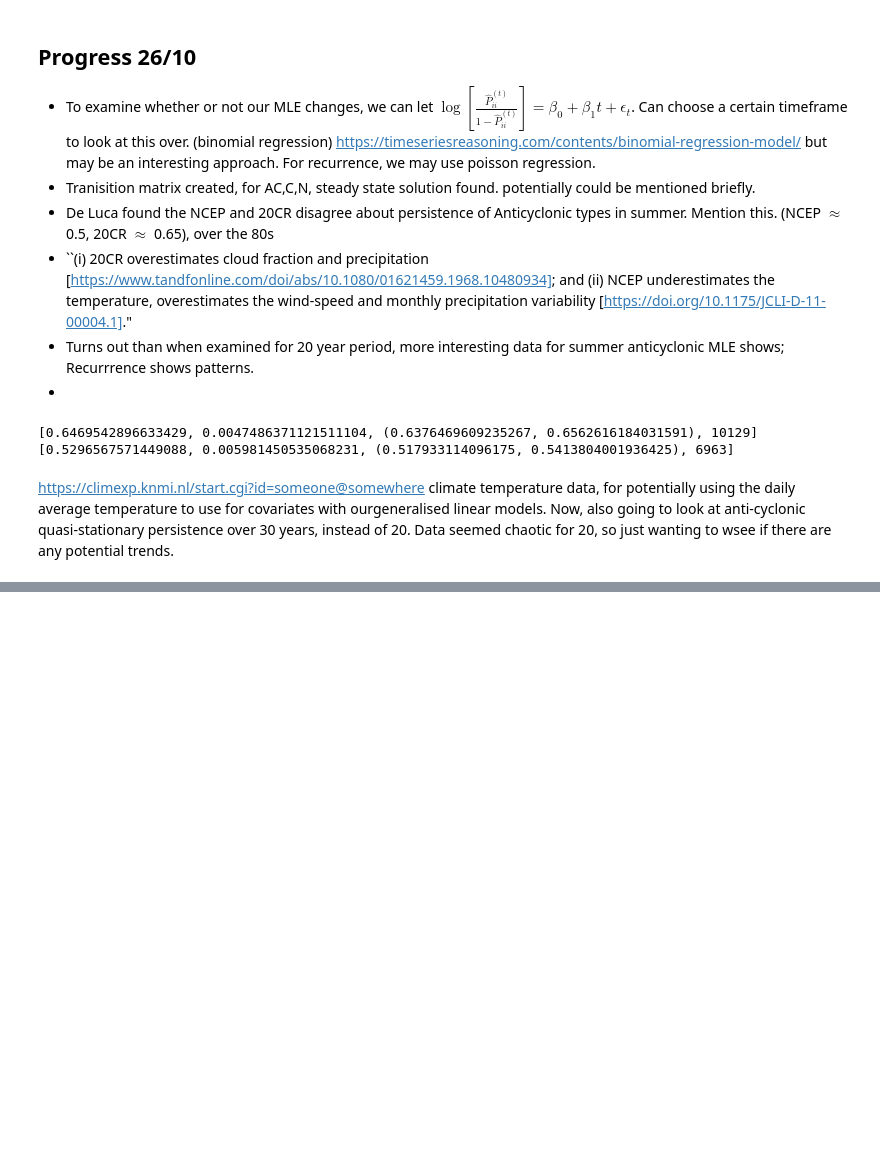
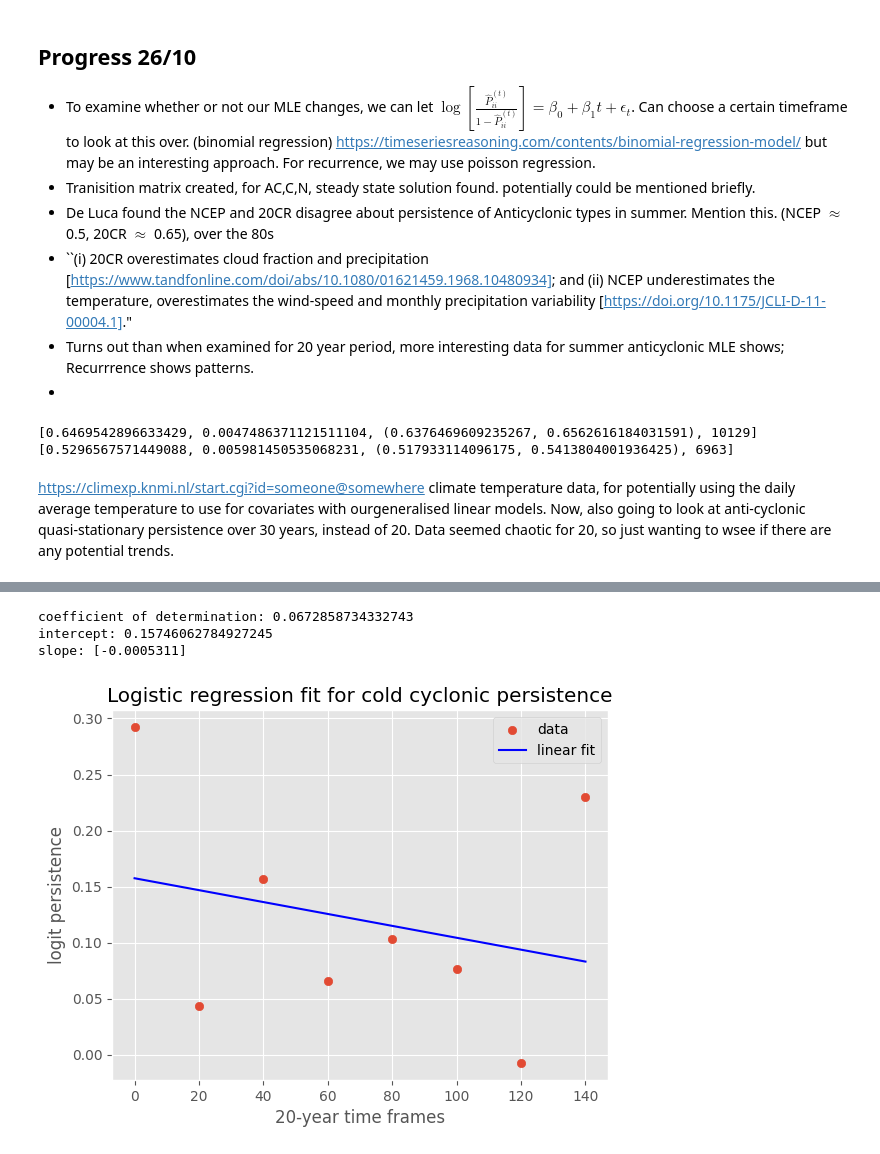
Before and after one commit to R-Mulholland/Persistecnce, a Jupyter notebook: Persistence.ipynb, the cells around one changed output, grey strips where cells are left out. Cells and saved outputs as stored; diff of their text form; code cells hidden in the pictures; blank space fills up the shorter version.

Commit message:
temperature data

```diff
--- a/Persistence.ipynb
+++ b/Persistence.ipynb
@@ -601,0 +593,12 @@ plt.show()
+# %%
+def logit(x):
+    return np.log(x / (1 - x))
+
+def log(x):
+    return np.log(x)
+
+df_MLE20['logit_pers'] = df_MLE20['MLE_Quasi'].apply(logit)
+df_MLE20['log_rec'] = df_MLE20['MLE_recurrent'].apply(log)
+
+df_MLE20hot['logit_pers'] = df_MLE20hot['MLE_Quasi'].apply(logit)
+df_MLE20hot['log_rec'] = df_MLE20hot['MLE_recurrent'].apply(log)
@@ -601,0 +619,23 @@ plt.show()
+# %%
+y = df_MLE20['logit_pers'].values
+X = np.array([0,20,40,60,80,100,120,140]).reshape(-1, 1)
+model = LinearRegression()
+model.fit(X, y)
+r_sq = model.score(X, y)
+print(f"coefficient of determination: {r_sq}")
+print(f"intercept: {model.intercept_}")
+print(f"slope: {model.coef_}")
+
+plt.scatter(X, y, label='data')
+plt.plot(X, model.predict(X), color='blue', label='linear fit')
+plt.xlabel("20-year time frames")
+plt.ylabel("logit persistence")
+plt.title("Logistic regression fit for cold cyclonic persistence")
+plt.legend()
+plt.grid(True)
+plt.show()
+# %% [output]
+coefficient of determination: 0.0672858734332743
+intercept: 0.15746062784927245
+slope: [-0.0005311]
+[figure, added]
```
Also changed, not shown: parts of 8 cells of this notebook, 2 other files.
